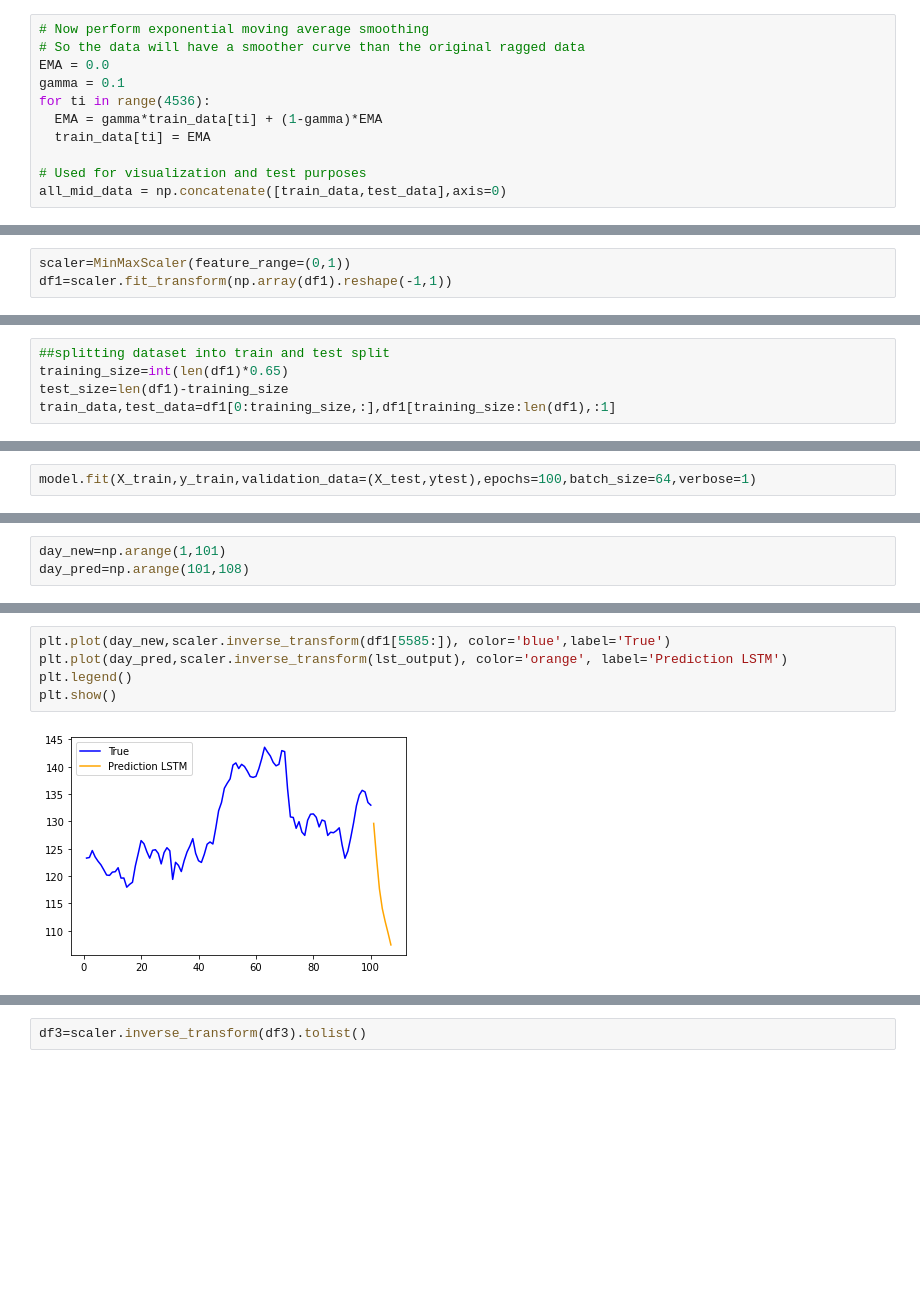
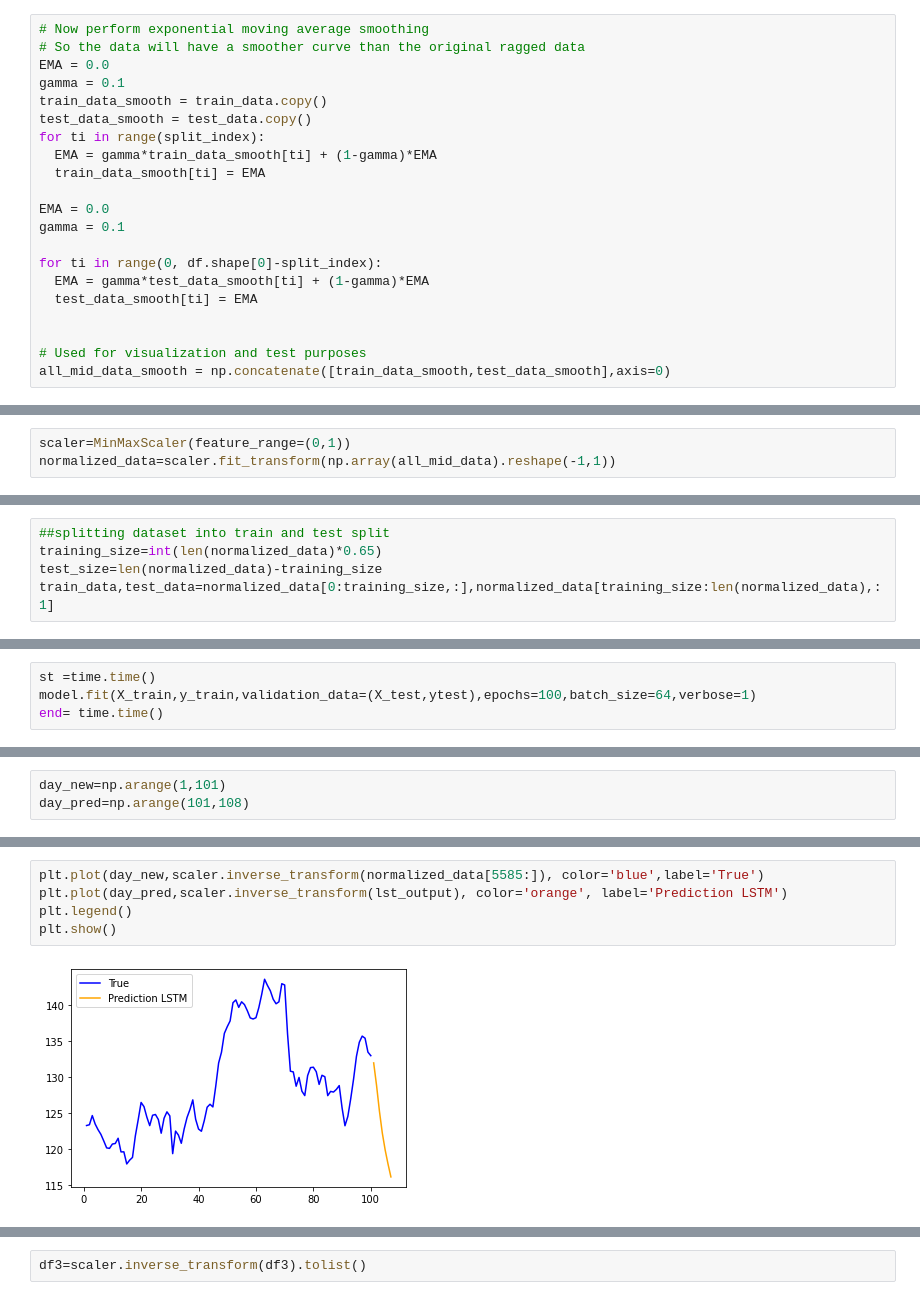
Before and after one commit to Oliwer-Krupa/Stock-market-prediction, a Jupyter notebook: Stock_market_prediction.ipynb, the cells around one changed output, grey strips where cells are left out. Drawn from its saved outputs; the diff is of its cells as text; blank space fills up the shorter version.

```diff
--- a/Stock_market_prediction.ipynb
+++ b/Stock_market_prediction.ipynb
@@ -117,9 +136,19 @@ test_data = scaler.transform(test_data).reshape(-1)
 # So the data will have a smoother curve than the original ragged data
 EMA = 0.0
 gamma = 0.1
-for ti in range(4536):
-  EMA = gamma*train_data[ti] + (1-gamma)*EMA
-  train_data[ti] = EMA
+train_data_smooth = train_data.copy()
+test_data_smooth = test_data.copy()
+for ti in range(split_index):
+  EMA = gamma*train_data_smooth[ti] + (1-gamma)*EMA
+  train_data_smooth[ti] = EMA
+
+EMA = 0.0
+gamma = 0.1
+
+for ti in range(0, df.shape[0]-split_index):
+  EMA = gamma*test_data_smooth[ti] + (1-gamma)*EMA
+  test_data_smooth[ti] = EMA
+
 
 # Used for visualization and test purposes
-all_mid_data = np.concatenate([train_data,test_data],axis=0)
+all_mid_data_smooth = np.concatenate([train_data_smooth,test_data_smooth],axis=0)
@@ -218,4 +237,4 @@ plt.plot(range(df.shape[0]),df1)
 # %%
 scaler=MinMaxScaler(feature_range=(0,1))
-df1=scaler.fit_transform(np.array(df1).reshape(-1,1))
+normalized_data=scaler.fit_transform(np.array(all_mid_data).reshape(-1,1))
 # %%
@@ -231,8 +250,8 @@ print(df1)
 # %%
 ##splitting dataset into train and test split
-training_size=int(len(df1)*0.65)
-test_size=len(df1)-training_size
-train_data,test_data=df1[0:training_size,:],df1[training_size:len(df1),:1]
+training_size=int(len(normalized_data)*0.65)
+test_size=len(normalized_data)-training_size
+train_data,test_data=normalized_data[0:training_size,:],normalized_data[training_size:len(normalized_data),:1]
 # %%
 training_size,test_size
 # %% [output]
@@ -289,5 +308,7 @@ Trainable params: 50,851
 Non-trainable params: 0
 _________________________________________________________________
 # %%
+st =time.time()
 model.fit(X_train,y_train,validation_data=(X_test,ytest),epochs=100,batch_size=64,verbose=1)
+end= time.time()
 # %% [output]
@@ -445,10 +445,10 @@ len(df1)
 # %% [output]
 5685
 # %%
-plt.plot(day_new,scaler.inverse_transform(df1[5585:]), color='blue',label='True')
+plt.plot(day_new,scaler.inverse_transform(normalized_data[5585:]), color='blue',label='True')
 plt.plot(day_pred,scaler.inverse_transform(lst_output), color='orange', label='Prediction LSTM')
 plt.legend()
 plt.show()
 # %% [output]
-[figure, old version]
+[figure, new version]
 # %%
```
Also changed, not shown: parts of 44 cells of this notebook.
